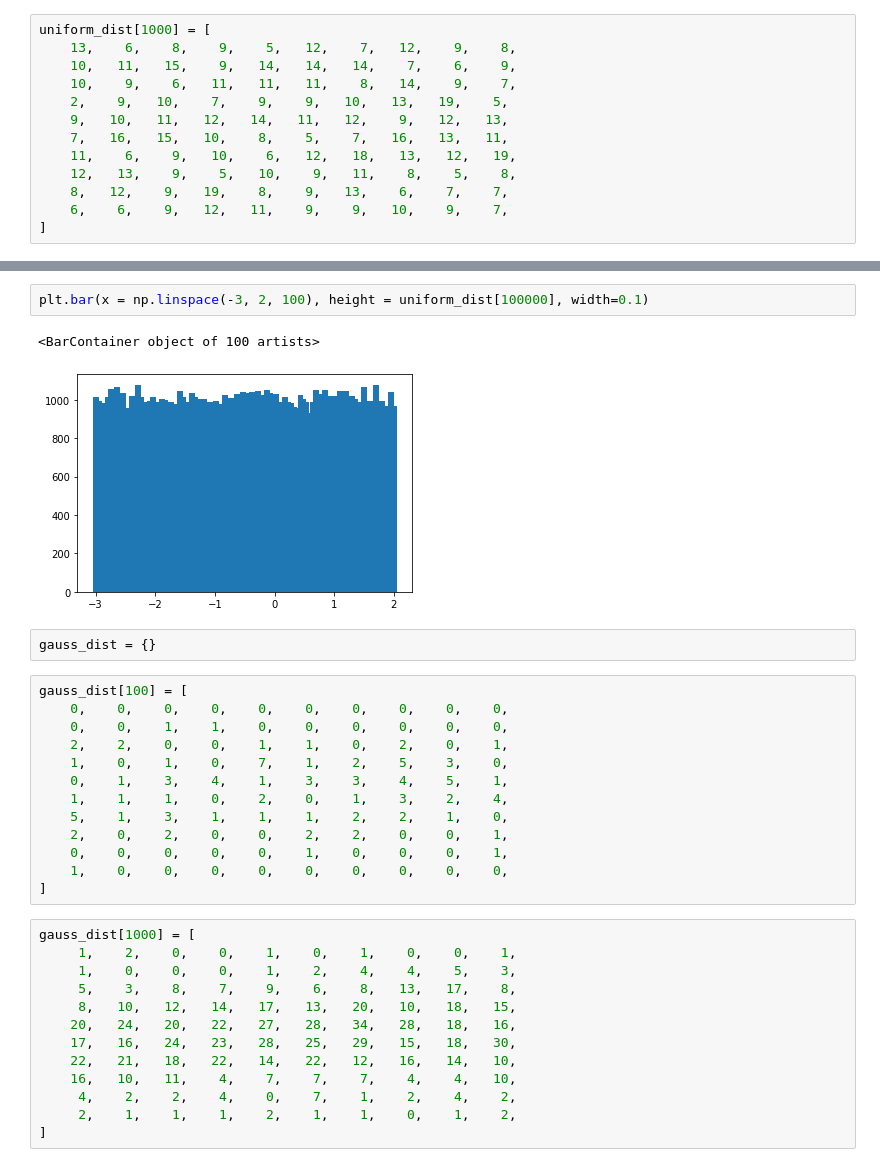
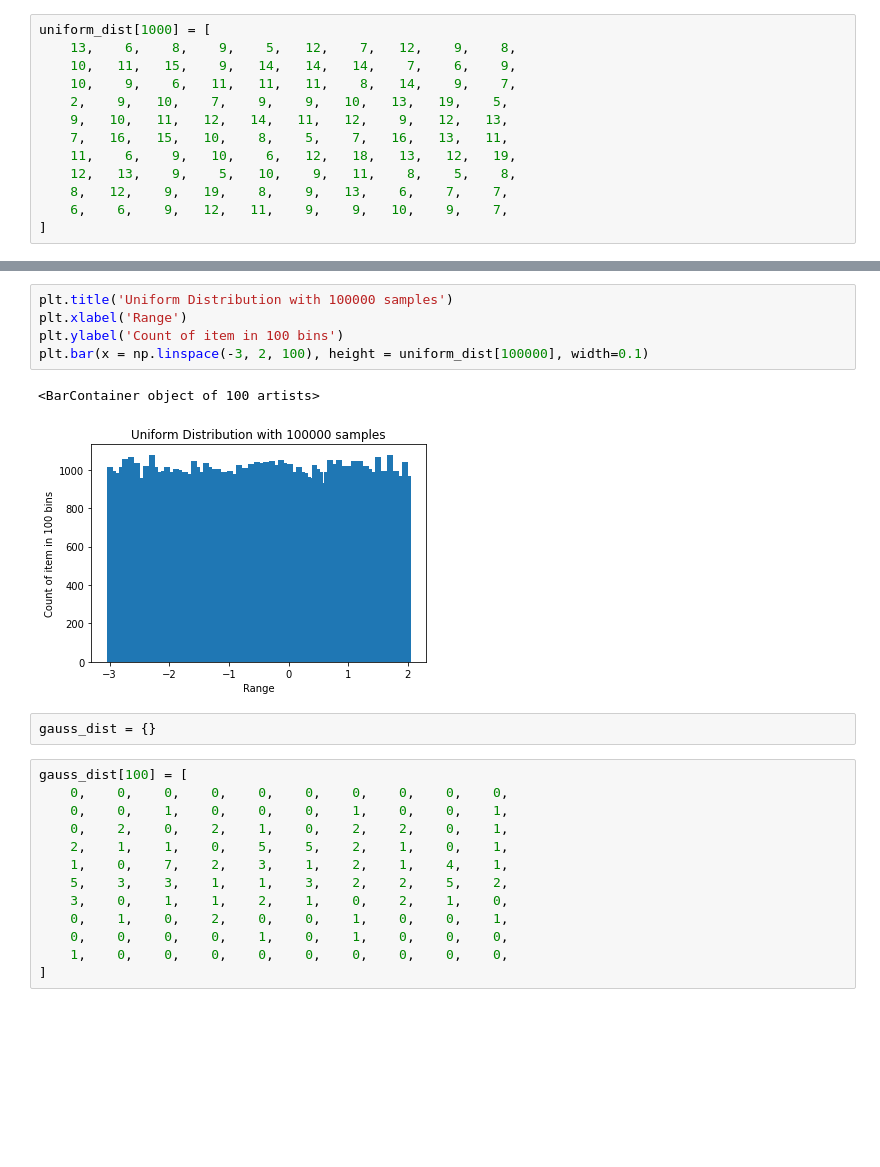
Before and after one commit to hgs3896/MAT3008, a Jupyter notebook: Homework #4/Code/plot.ipynb, the cells around one changed output, grey strips where cells are left out. Drawn from its saved outputs; the diff is of its cells as text; blank space fills up the shorter version.

```diff
--- a/Homework #4/Code/plot.ipynb
+++ b/Homework #4/Code/plot.ipynb
@@ -73,33 +82,23 @@ plt.bar(x = np.linspace(-3, 2, 100), height = uniform_dist[10000], width=0.1)
 # %%
+plt.title('Uniform Distribution with 100000 samples')
+plt.xlabel('Range')
+plt.ylabel('Count of item in 100 bins')
 plt.bar(x = np.linspace(-3, 2, 100), height = uniform_dist[100000], width=0.1)
 # %% [output]
 <BarContainer object of 100 artists>
-[figure, old version]
+[figure, new version]
 # %%
 gauss_dist = {}
 # %%
 gauss_dist[100] = [
     0,    0,    0,    0,    0,    0,    0,    0,    0,    0,
-    0,    0,    1,    1,    0,    0,    0,    0,    0,    0,
-    2,    2,    0,    0,    1,    1,    0,    2,    0,    1,
-    1,    0,    1,    0,    7,    1,    2,    5,    3,    0,
-    0,    1,    3,    4,    1,    3,    3,    4,    5,    1,
-    1,    1,    1,    0,    2,    0,    1,    3,    2,    4,
-    5,    1,    3,    1,    1,    1,    2,    2,    1,    0,
-    2,    0,    2,    0,    0,    2,    2,    0,    0,    1,
-    0,    0,    0,    0,    0,    1,    0,    0,    0,    1,
+    0,    0,    1,    0,    0,    0,    1,    0,    0,    1,
+    0,    2,    0,    2,    1,    0,    2,    2,    0,    1,
+    2,    1,    1,    0,    5,    5,    2,    1,    0,    1,
+    1,    0,    7,    2,    3,    1,    2,    1,    4,    1,
+    5,    3,    3,    1,    1,    3,    2,    2,    5,    2,
+    3,    0,    1,    1,    2,    1,    0,    2,    1,    0,
+    0,    1,    0,    2,    0,    0,    1,    0,    0,    1,
+    0,    0,    0,    0,    1,    0,    1,    0,    0,    0,
     1,    0,    0,    0,    0,    0,    0,    0,    0,    0,
 ]
-# %%
-gauss_dist[1000] = [
-     1,    2,    0,    0,    1,    0,    1,    0,    0,    1,
-     1,    0,    0,    0,    1,    2,    4,    4,    5,    3,
-     5,    3,    8,    7,    9,    6,    8,   13,   17,    8,
-     8,   10,   12,   14,   17,   13,   20,   10,   18,   15,
-    20,   24,   20,   22,   27,   28,   34,   28,   18,   16,
-    17,   16,   24,   23,   28,   25,   29,   15,   18,   30,
-    22,   21,   18,   22,   14,   22,   12,   16,   14,   10,
-    16,   10,   11,    4,    7,    7,    7,    4,    4,   10,
-     4,    2,    2,    4,    0,    7,    1,    2,    4,    2,
-     2,    1,    1,    1,    2,    1,    1,    0,    1,    2,
-]
```
Also changed, not shown: parts of 15 cells of this notebook, 11 other files.
